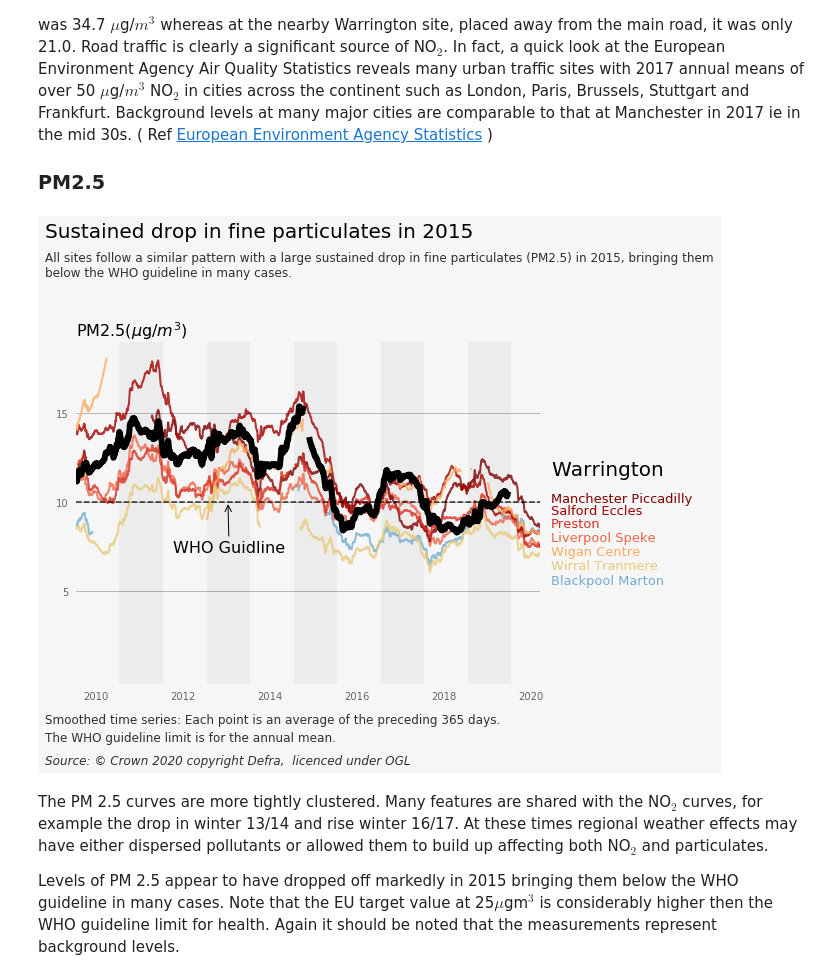
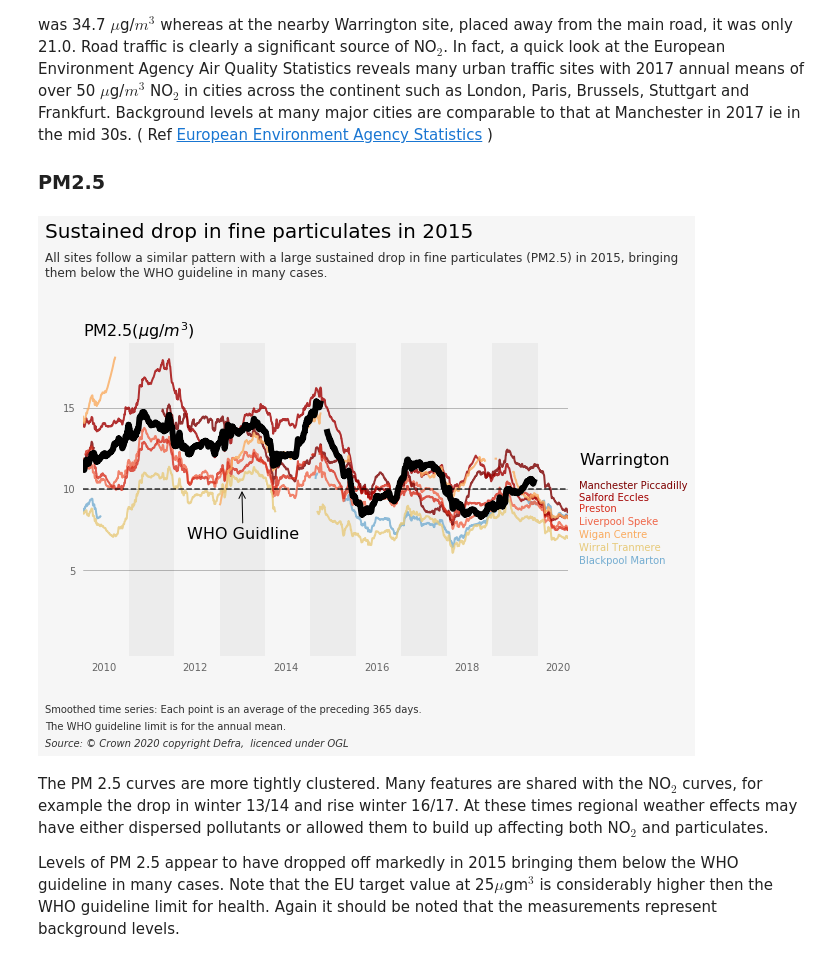
Before and after one commit to wriggy/air-datavis, a Jupyter notebook: A2_WAR_AQ.ipynb, the cells around one changed output. Drawn from its saved outputs; the diff is of its cells as text; code cells hidden in the pictures.

```diff
--- a/A2_WAR_AQ.ipynb
+++ b/A2_WAR_AQ.ipynb
@@ -77,18 +77,12 @@ COLOURS = {st : cols[ix] for ix, st in enumerate(["Manchester Piccadilly", "Salf
 
 h1 = {'fontsize': 20, 'va': 'top'}
 h2 = {'fontsize': 12, 'alpha': 0.8, 'va': 'top'}
-h3 = {'fontsize': 12, 'alpha': 0.8}
-h4 = {'fontsize': 12, 'style': 'italic','alpha': 0.8}
+h3 = {'fontsize': 10, 'alpha': 0.8}
+h4 = {'fontsize': 10, 'style': 'italic','alpha': 0.8}
 
 mpl.rcParams['figure.figsize'] = 10,8
 mpl.rcParams['figure.facecolor'] = 'f6f6f6'
-mpl.rcParams['figure.subplot.left'] = 0.05
-mpl.rcParams['figure.subplot.right'] = 0.95
-mpl.rcParams['figure.subplot.bottom'] = 0.15
-mpl.rcParams['figure.subplot.top'] = 0.8
-
 mpl.rcParams['axes.titlesize'] = 16
-
 mpl.rcParams['xtick.bottom'] = False
 mpl.rcParams['xtick.color'] = '666666'
 mpl.rcParams['xtick.labelsize'] = 10
@@ -97,7 +91,6 @@ mpl.rcParams['ytick.labelleft'] = True
 mpl.rcParams['ytick.color'] = '666666'
 mpl.rcParams['ytick.labelsize'] = 10
 mpl.rcParams['grid.alpha'] = 0.6
-
 mpl.rcParams['savefig.dpi'] = 90
 # %% [markdown]
 ## 3. How does Warrington's air quality compare with the rest of the region?
@@ -238,10 +232,10 @@ def ts_plot(ax, df = no2dat, title="Trends in NO$_2$ in North West England",y_po
     x_pos = pd.datetime(2020,12,1)
     for ix, site in enumerate(sites):
         if site != 'Warrington':
-            ax.text(x_pos, y_pos[ix], site, fontsize=13, color=COLOURS[site])
+            ax.text(x_pos, y_pos[ix], site, fontsize=10, color=COLOURS[site])
             ax.plot(x, rm[site].values, lw=2, color = COLOURS[site], alpha = 0.8)
     ax.plot(x, rm['Warrington'].values, lw=6, color = 'k', alpha = 1)
-    ax.text(x_pos, y_pos[-1], 'Warrington', fontsize = 20, color = 'k')
+    ax.text(x_pos, y_pos[-1], 'Warrington', fontsize = 16, color = 'k')
 
     for i in range(2011,2020,2):
         ax.axvspan(pd.datetime(i,1,1),pd.datetime(i,12,31), facecolor='k', alpha=0.04)
@@ -249,9 +243,9 @@ def ts_plot(ax, df = no2dat, title="Trends in NO$_2$ in North West England",y_po
     ax.grid(True, 'major', 'y', ls='-', lw=.5, c='k', alpha=.5)
 
     plt.gcf().text(.04,.95, title, fontdict=h1)
-    plt.gcf().text(.04,.08,'Smoothed time series: Each point is an average of the preceding 365 days.', fontdict=h3)
-    plt.gcf().text(.04,.05,'The WHO guideline limit is for the annual mean.',fontdict=h3)
-    plt.gcf().text(.04,.01,"Source: © Crown 2020 copyright Defra,  licenced under OGL", fontdict=h4)
+    plt.gcf().text(.04,.1,'Smoothed time series: Each point is an average of the preceding 365 days.', fontdict=h3)
+    plt.gcf().text(.04,.07,'The WHO guideline limit is for the annual mean.',fontdict=h3)
+    plt.gcf().text(.04,.04,"Source: © Crown 2020 copyright Defra,  licenced under OGL", fontdict=h4)
     return(ax)
 # %%
 # NO2 365 day rolling means
@@ -283,24 +277,24 @@ Only the Manchester and Salford sites have breached the WHO guideline for annual
 # %%
 # PM2.5 365 day rolling means
 fig = plt.figure()
 ax = plt.subplot(111, frameon=False)
 ax.set_ylim(-0.25, 19)
 ax = ts_plot(ax,df=pm25dat,title='Sustained drop in fine particulates in 2015'
              ,y_pos=[5.4,7.8,10,8.6,9.3,11,7,6.2,11.5] )
 ax.set_yticks([5,10,15])
 ax.axhline(10, color='k', ls='--', alpha=0.8)
 ax.set_title('PM2.5($\mu$g/$m^3$)', loc='left')
 ax.annotate('WHO Guidline',xy=(pd.datetime(2013,6,30), 10), xycoords='data',
             xytext=(-55, -50), textcoords='offset points',fontsize=16,
             arrowprops=dict(arrowstyle="->",connectionstyle="arc3"))
-fig.text(0.04,0.9,'All sites follow a similar pattern with a large sustained drop in fine particulates (PM2.5) in 2015, bringing them\n' +
-         'below the WHO guideline in many cases. ', fontdict=h2)
-fig.tight_layout(rect=[0.04, 0.1, .96, 0.8])
+fig.text(0.04,0.9,'All sites follow a similar pattern with a large sustained drop in fine particulates (PM2.5) in 2015, bringing\n' +
+         'them below the WHO guideline in many cases. ', fontdict=h2)
+fig.tight_layout(rect=[0.05, 0.15, .95, 0.8])
 
 plt.savefig("vis/F4_pm25_rolling_annual_means.png", dpi=90)
 plt.show()
 # %% [output]
-[figure, old version]
+[figure, new version]
 # %% [markdown]
 The PM 2.5 curves are more tightly clustered. Many features are shared with the NO$_2$ curves, for example the drop in winter 13/14 and rise winter 16/17. At these times regional weather effects may have either dispersed pollutants or allowed them to build up affecting both NO$_2$ and particulates.
 
```
Also changed, not shown: parts of 14 cells of this notebook, 11 other files.
